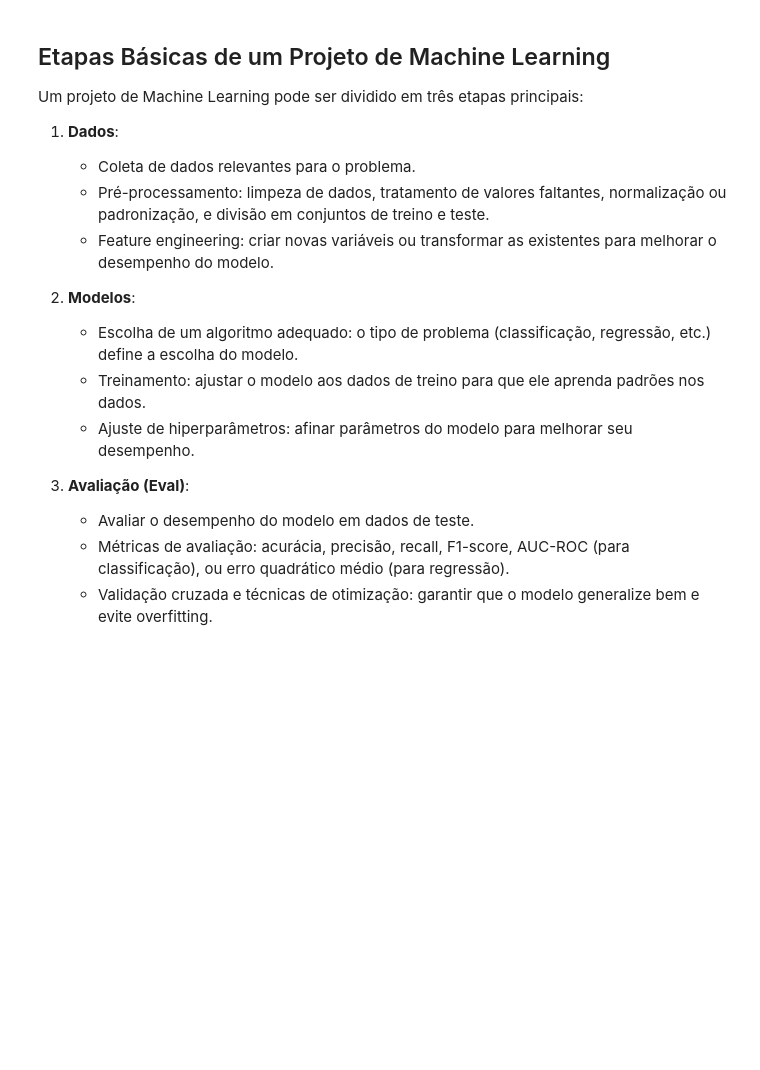
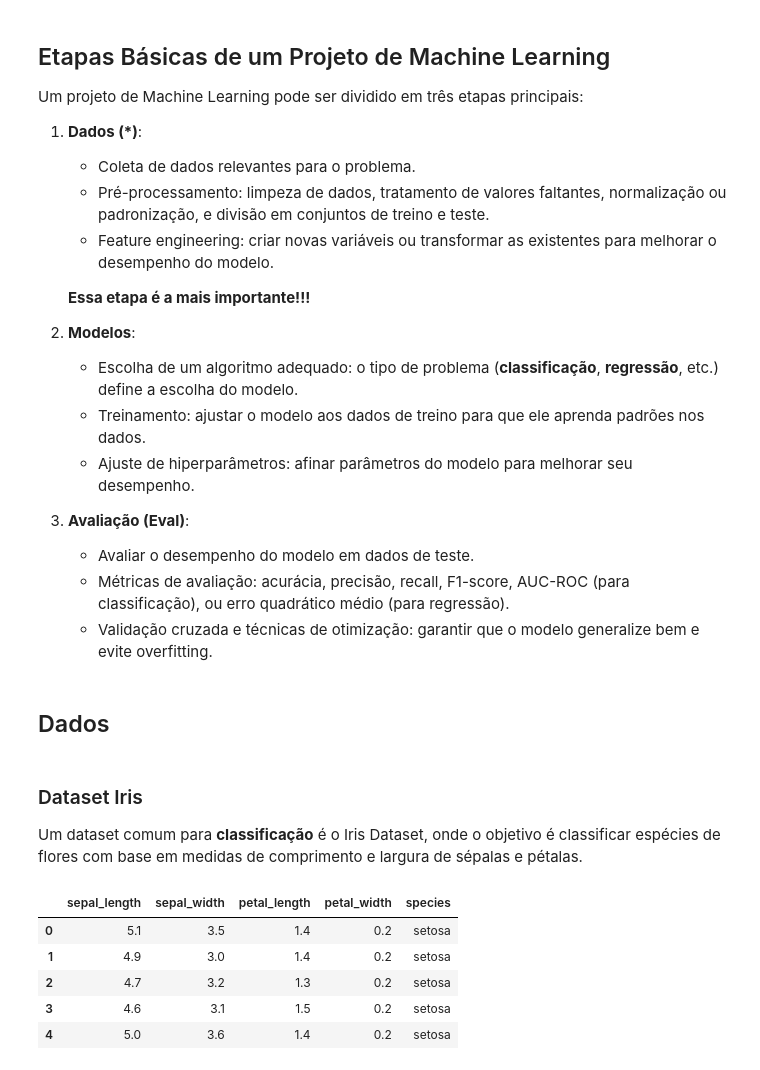
Before and after one commit to thiagorr162/mini_ml, a Jupyter notebook: presentation/1-introducao.ipynb, the cells around one changed output. Cells and saved outputs as stored; diff of their text form; code cells hidden in the pictures; blank space fills up the shorter version.

```diff
--- a/presentation/1-introducao.ipynb
+++ b/presentation/1-introducao.ipynb
@@ -3,17 +3,43 @@
 
 Um projeto de Machine Learning pode ser dividido em três etapas principais:
 
-1. **Dados**:
+1. **Dados (*)**:
    - Coleta de dados relevantes para o problema.
    - Pré-processamento: limpeza de dados, tratamento de valores faltantes, normalização ou padronização, e divisão em conjuntos de treino e teste.
    - Feature engineering: criar novas variáveis ou transformar as existentes para melhorar o desempenho do modelo.
 
+    **Essa etapa é a mais importante!!!**
+
 2. **Modelos**:
-   - Escolha de um algoritmo adequado: o tipo de problema (classificação, regressão, etc.) define a escolha do modelo.
+   - Escolha de um algoritmo adequado: o tipo de problema (**classificação**, **regressão**, etc.) define a escolha do modelo.
    - Treinamento: ajustar o modelo aos dados de treino para que ele aprenda padrões nos dados.
    - Ajuste de hiperparâmetros: afinar parâmetros do modelo para melhorar seu desempenho.
+
 
 3. **Avaliação (Eval)**:
    - Avaliar o desempenho do modelo em dados de teste.
    - Métricas de avaliação: acurácia, precisão, recall, F1-score, AUC-ROC (para classificação), ou erro quadrático médio (para regressão).
    - Validação cruzada e técnicas de otimização: garantir que o modelo generalize bem e evite overfitting.
+# %% [markdown]
+## Dados
+# %% [markdown]
+### Dataset Iris
+
+Um dataset comum para **classificação** é o Iris Dataset, onde o objetivo é classificar espécies de flores com base em medidas de comprimento e largura de sépalas e pétalas.
+# %%
+# Importando bibliotecas
+import seaborn as sns
+import pandas as pd
+
+# Carregando o dataset Iris
+iris = sns.load_dataset('iris')
+# %%
+# Exibindo as primeiras linhas do dataset
+iris.head()
+# %% [output]
+|  | sepal_length | sepal_width | petal_length | petal_width | species |
+| 0 | 5.1 | 3.5 | 1.4 | 0.2 | setosa |
+| 1 | 4.9 | 3.0 | 1.4 | 0.2 | setosa |
+| 2 | 4.7 | 3.2 | 1.3 | 0.2 | setosa |
+| 3 | 4.6 | 3.1 | 1.5 | 0.2 | setosa |
+| 4 | 5.0 | 3.6 | 1.4 | 0.2 | setosa |
```
Also changed, not shown: parts of 8 cells of this notebook.
